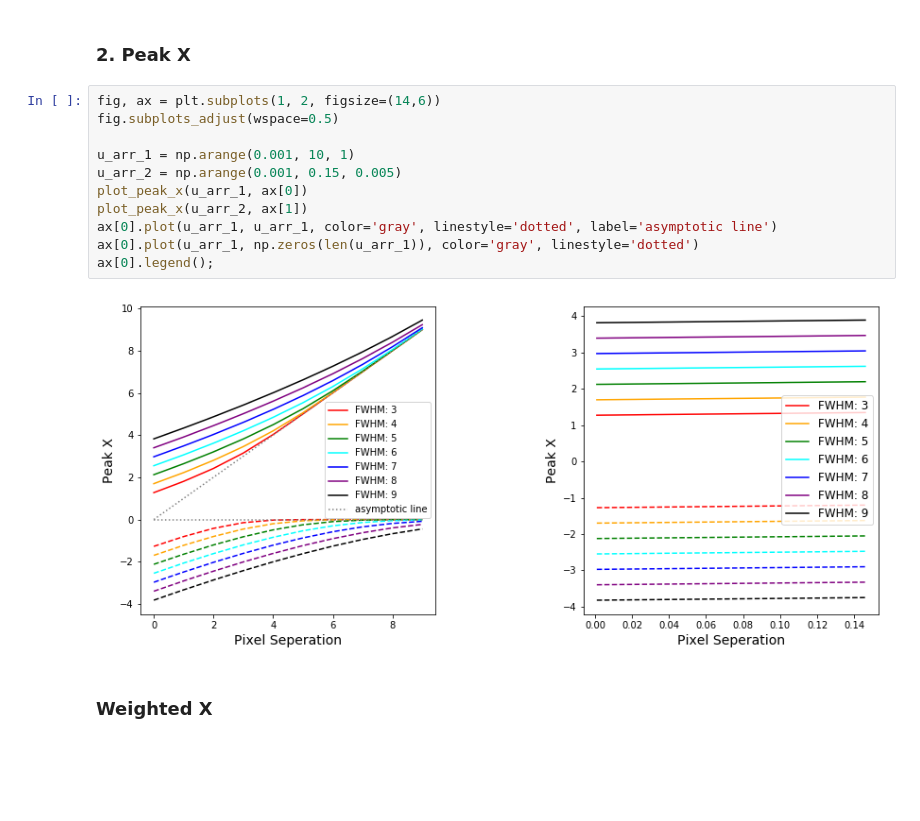
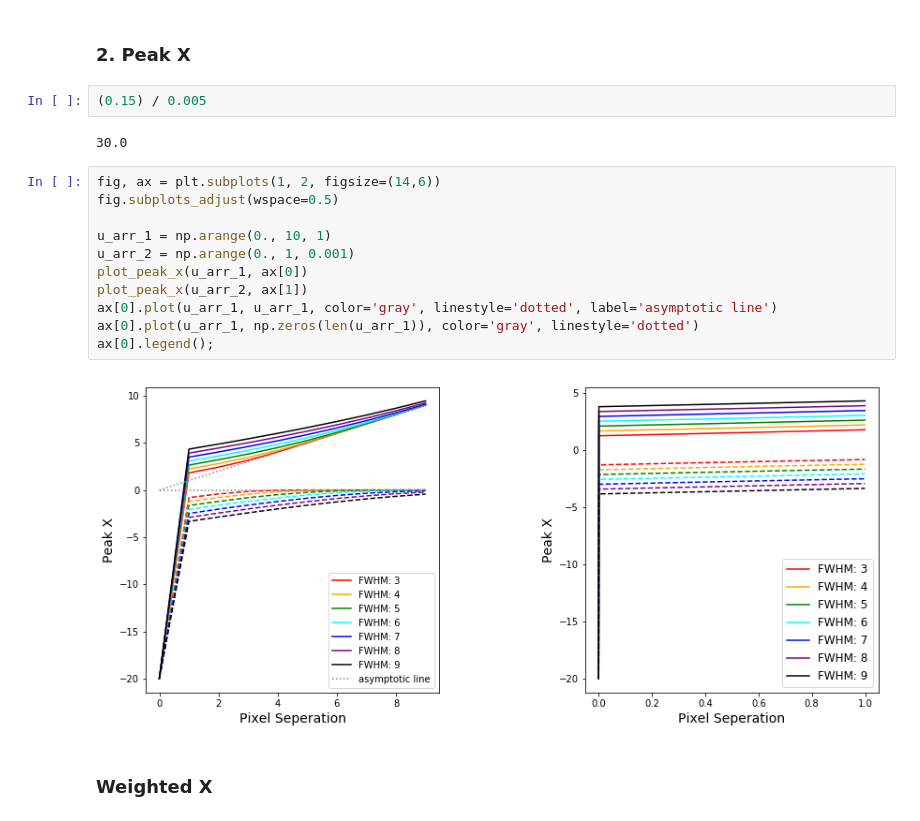
Before and after one commit to LSSTDESC/dia_improvement, a Jupyter notebook: devel/dipoe_separation.ipynb, the cells around one changed output. Cells and saved outputs as stored; diff of their text form; blank space fills up the shorter version.

```diff
--- a/devel/dipoe_separation.ipynb
+++ b/devel/dipoe_separation.ipynb
@@ -130,19 +224,23 @@ plot_res_vs_fwhm(u_arr, ax)
 """;
 # %% [markdown]
 ### 2. Peak X
+# %%
+(0.15) / 0.005
+# %% [output]
+30.0
 # %%
 fig, ax = plt.subplots(1, 2, figsize=(14,6))
 fig.subplots_adjust(wspace=0.5)
 
-u_arr_1 = np.arange(0.001, 10, 1)
-u_arr_2 = np.arange(0.001, 0.15, 0.005)
+u_arr_1 = np.arange(0., 10, 1)
+u_arr_2 = np.arange(0., 1, 0.001)
 plot_peak_x(u_arr_1, ax[0])
 plot_peak_x(u_arr_2, ax[1])
 ax[0].plot(u_arr_1, u_arr_1, color='gray', linestyle='dotted', label='asymptotic line')
 ax[0].plot(u_arr_1, np.zeros(len(u_arr_1)), color='gray', linestyle='dotted')
 ax[0].legend();
 # %% [output]
-[figure, old version]
+[figure, new version]
 # %% [markdown]
 ### Weighted X
 # %%
```
Also changed, not shown: parts of 11 cells of this notebook, 19 other files.
